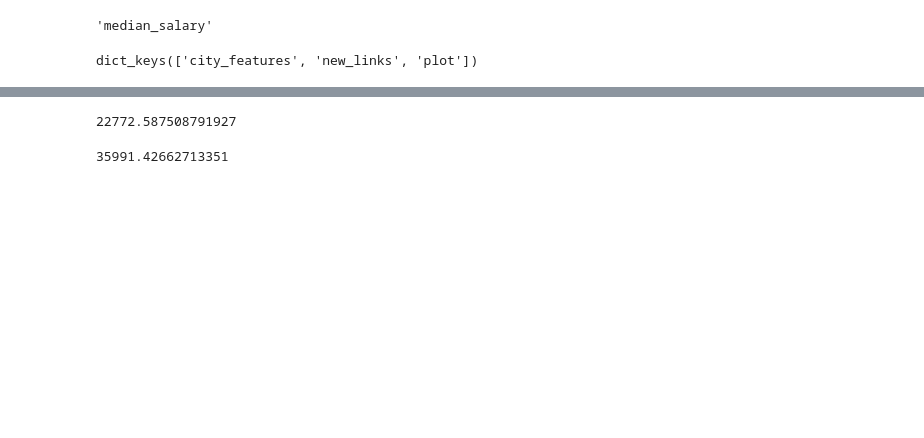
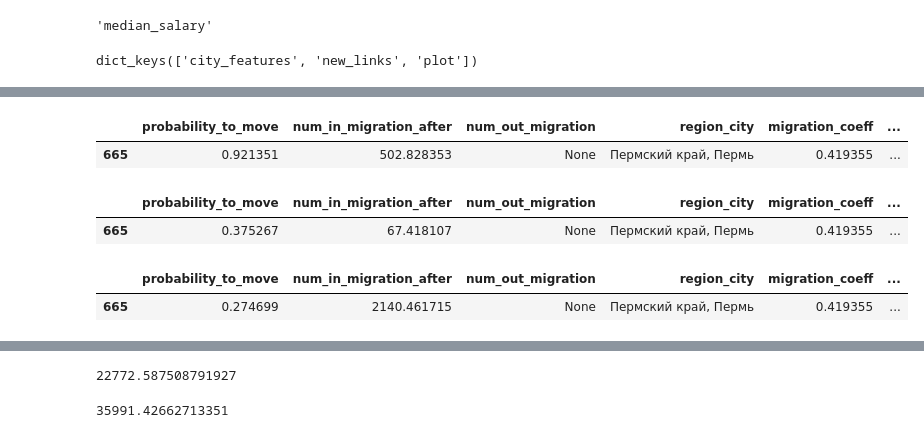
Before and after one commit to RitaMargari/industrial-location, a Jupyter notebook: api/app_test.ipynb, the cells around one changed output, grey strips where cells are left out. Cells and saved outputs as stored; diff of their text form; code cells hidden in the pictures; blank space fills up the shorter version.

```diff
--- a/api/app_test.ipynb
+++ b/api/app_test.ipynb
@@ -231,3 +235,42 @@ dict_keys(['city_features', 'new_links', 'plot'])
+# %%
+cls = [
+    'probability_to_move',
+    'num_in_migration_after',
+    'num_out_migration',
+    'region_city',
+    'migration_coeff',
+    'migrations_domestic',
+ 'migrations_from_each_city',
+ 'migrations_incoming',
+ 'migrations_outcoming',
+ 'migrations_rel_domestic',
+ 'migrations_rel_incoming',
+ 'migrations_rel_outcoming',
+ 'migrations_to_each_city',
+ 'migrations_to_selected_city',
+ 'probability_to_move_to_SELECTED_CITY',
+  'out',
+  'in',
+  'direction',
+]
 # %%
 inn = gpd.GeoDataFrame.from_features(responses.json()['new_links'])
+# %%
+# base
+inn.loc[inn['region_city'] == city_name, cls]
+# %% [output]
+|  | probability_to_move | num_in_migration_after | num_out_migration | region_city | migration_coeff | ... |
+| 665 | 0.921351 | 502.828353 | None | Пермский край, Пермь | 0.419355 | ... |
+# %%
+# 10
+inn.loc[inn['region_city'] == city_name, cls]
+# %% [output]
+|  | probability_to_move | num_in_migration_after | num_out_migration | region_city | migration_coeff | ... |
+| 665 | 0.375267 | 67.418107 | None | Пермский край, Пермь | 0.419355 | ... |
+# %%
+# 60
+inn.loc[inn['region_city'] == city_name, cls]
+# %% [output]
+|  | probability_to_move | num_in_migration_after | num_out_migration | region_city | migration_coeff | ... |
+| 665 | 0.274699 | 2140.461715 | None | Пермский край, Пермь | 0.419355 | ... |
 # %%
```
Also changed, not shown: parts of 24 cells of this notebook, 4 other files.
